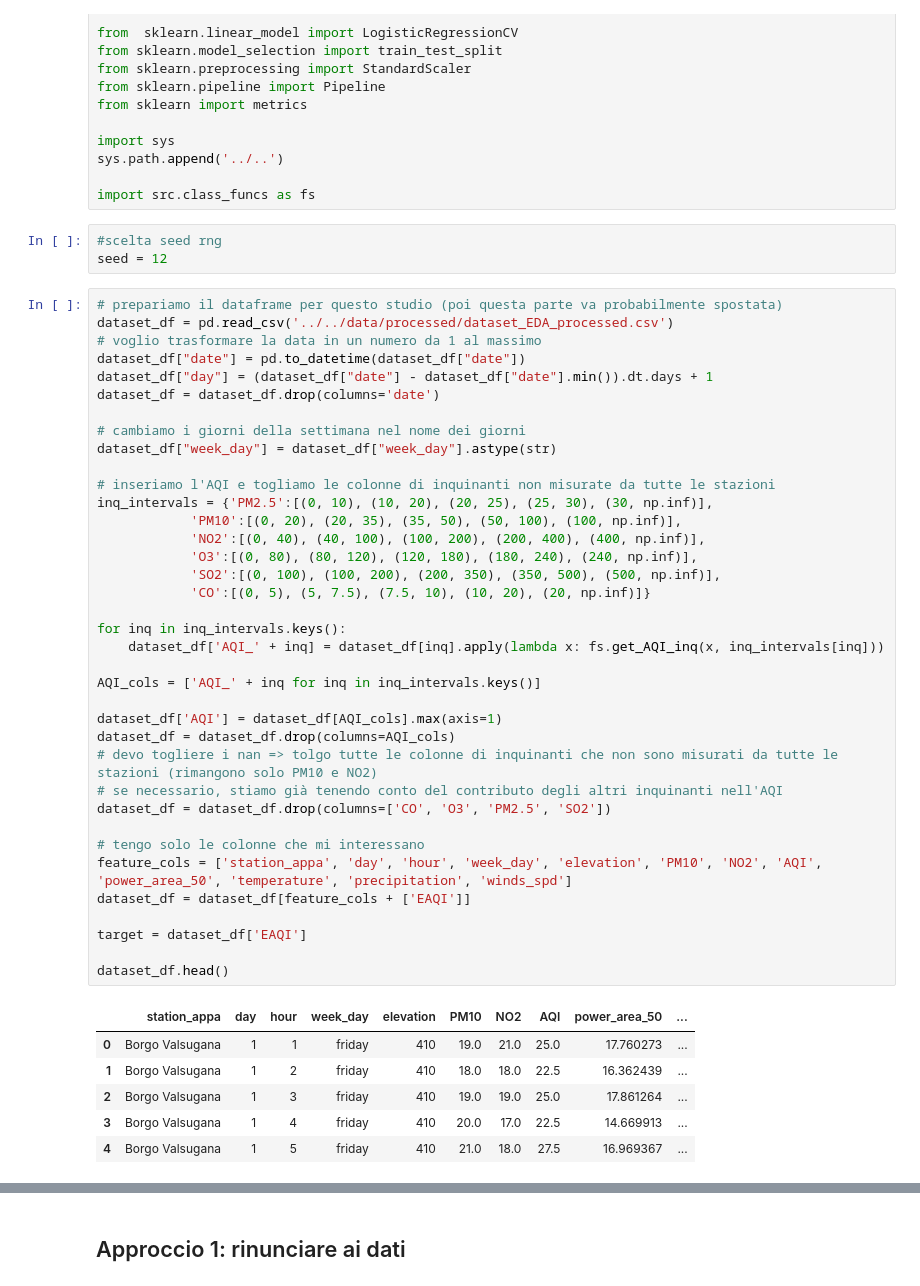
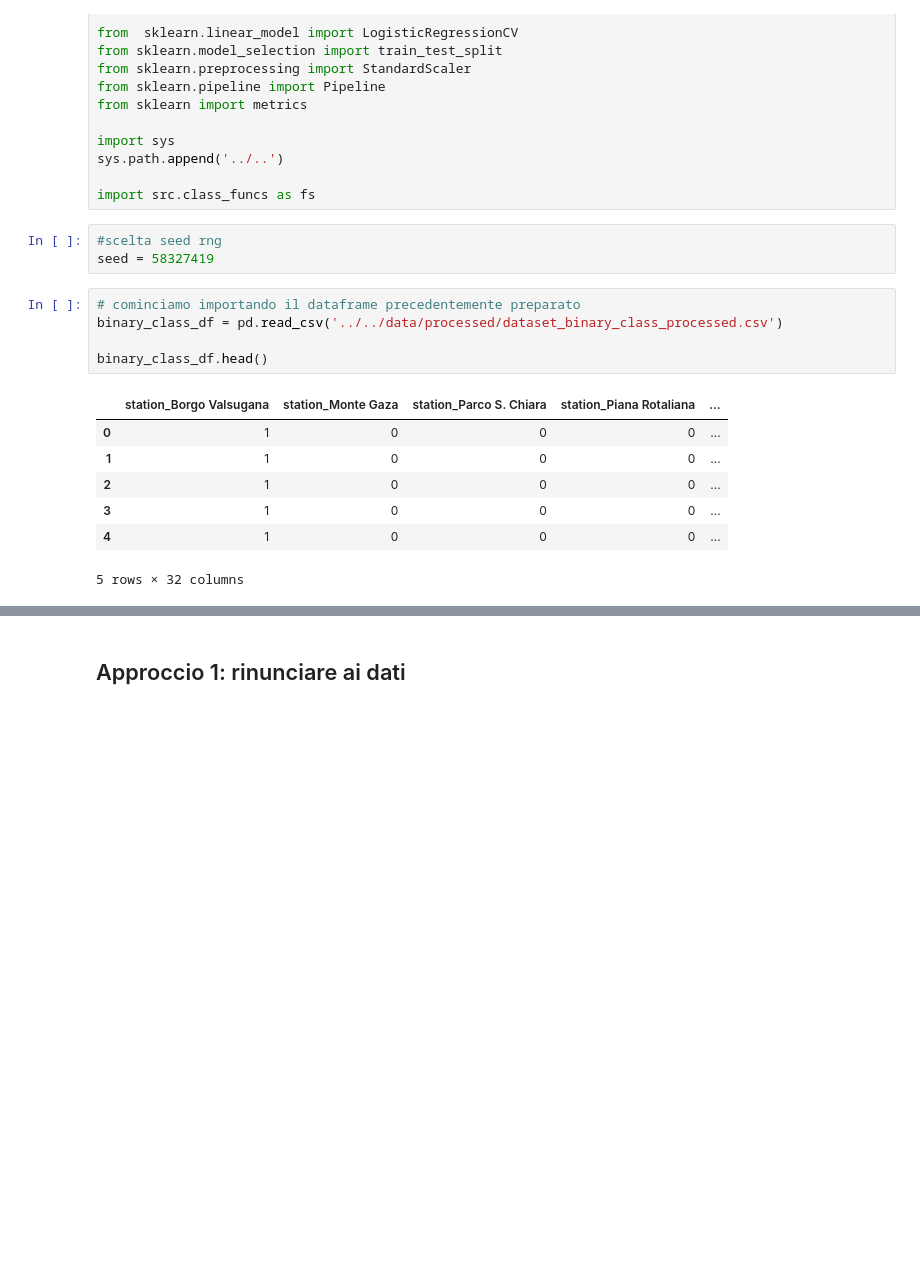
Before and after one commit to CarloDegasperi/DataScience, a Jupyter notebook: notebooks/appendix/09_winds_appendix.ipynb, the cells around one changed output, grey strips where cells are left out. Drawn from its saved outputs; the diff is of its cells as text; blank space fills up the shorter version.

```diff
--- a/notebooks/appendix/09_winds_appendix.ipynb
+++ b/notebooks/appendix/09_winds_appendix.ipynb
@@ -28,48 +28,17 @@ sys.path.append('../..')
 import src.class_funcs as fs
 # %%
 #scelta seed rng
-seed = 12
+seed = 58327419
 # %%
-# prepariamo il dataframe per questo studio (poi questa parte va probabilmente spostata)
-dataset_df = pd.read_csv('../../data/processed/dataset_EDA_processed.csv')
-# voglio trasformare la data in un numero da 1 al massimo
-dataset_df["date"] = pd.to_datetime(dataset_df["date"])
-dataset_df["day"] = (dataset_df["date"] - dataset_df["date"].min()).dt.days + 1
-dataset_df = dataset_df.drop(columns='date')
+# cominciamo importando il dataframe precedentemente preparato
+binary_class_df = pd.read_csv('../../data/processed/dataset_binary_class_processed.csv')
 
-# cambiamo i giorni della settimana nel nome dei giorni
-dataset_df["week_day"] = dataset_df["week_day"].astype(str)
-
-# inseriamo l'AQI e togliamo le colonne di inquinanti non misurate da tutte le stazioni
-inq_intervals = {'PM2.5':[(0, 10), (10, 20), (20, 25), (25, 30), (30, np.inf)],
-            'PM10':[(0, 20), (20, 35), (35, 50), (50, 100), (100, np.inf)],
-            'NO2':[(0, 40), (40, 100), (100, 200), (200, 400), (400, np.inf)],
-            'O3':[(0, 80), (80, 120), (120, 180), (180, 240), (240, np.inf)],
-            'SO2':[(0, 100), (100, 200), (200, 350), (350, 500), (500, np.inf)],
-            'CO':[(0, 5), (5, 7.5), (7.5, 10), (10, 20), (20, np.inf)]}
-
-for inq in inq_intervals.keys():
-    dataset_df['AQI_' + inq] = dataset_df[inq].apply(lambda x: fs.get_AQI_inq(x, inq_intervals[inq]))
-
-AQI_cols = ['AQI_' + inq for inq in inq_intervals.keys()]
-
-dataset_df['AQI'] = dataset_df[AQI_cols].max(axis=1)
-dataset_df = dataset_df.drop(columns=AQI_cols)
-# devo togliere i nan => tolgo tutte le colonne di inquinanti che non sono misurati da tutte le stazioni (rimangono solo PM10 e NO2)
-# se necessario, stiamo già tenendo conto del contributo degli altri inquinanti nell'AQI
-dataset_df = dataset_df.drop(columns=['CO', 'O3', 'PM2.5', 'SO2'])
-
-# tengo solo le colonne che mi interessano
-feature_cols = ['station_appa', 'day', 'hour', 'week_day', 'elevation', 'PM10', 'NO2', 'AQI', 'power_area_50', 'temperature', 'precipitation', 'winds_spd']
-dataset_df = dataset_df[feature_cols + ['EAQI']]
-
-target = dataset_df['EAQI']
-
-dataset_df.head()
+binary_class_df.head()
 # %% [output]
-|  | station_appa | day | hour | week_day | elevation | PM10 | NO2 | AQI | power_area_50 | ... |
-| 0 | Borgo Valsugana | 1 | 1 | friday | 410 | 19.0 | 21.0 | 25.0 | 17.760273 | ... |
-| 1 | Borgo Valsugana | 1 | 2 | friday | 410 | 18.0 | 18.0 | 22.5 | 16.362439 | ... |
-| 2 | Borgo Valsugana | 1 | 3 | friday | 410 | 19.0 | 19.0 | 25.0 | 17.861264 | ... |
-| 3 | Borgo Valsugana | 1 | 4 | friday | 410 | 20.0 | 17.0 | 22.5 | 14.669913 | ... |
-| 4 | Borgo Valsugana | 1 | 5 | friday | 410 | 21.0 | 18.0 | 27.5 | 16.969367 | ... |
+|  | station_Borgo Valsugana | station_Monte Gaza | station_Parco S. Chiara | station_Piana Rotaliana | ... |
+| 0 | 1 | 0 | 0 | 0 | ... |
+| 1 | 1 | 0 | 0 | 0 | ... |
+| 2 | 1 | 0 | 0 | 0 | ... |
+| 3 | 1 | 0 | 0 | 0 | ... |
+| 4 | 1 | 0 | 0 | 0 | ... |
+5 rows × 32 columns
```
Also changed, not shown: parts of 3 cells of this notebook, 3 other files.
